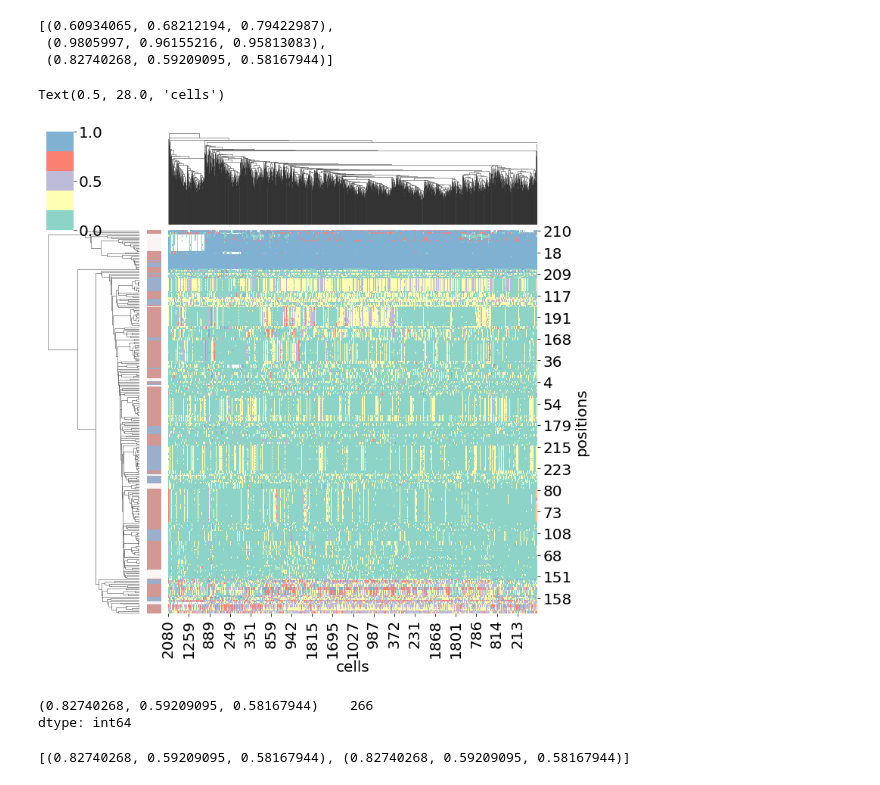
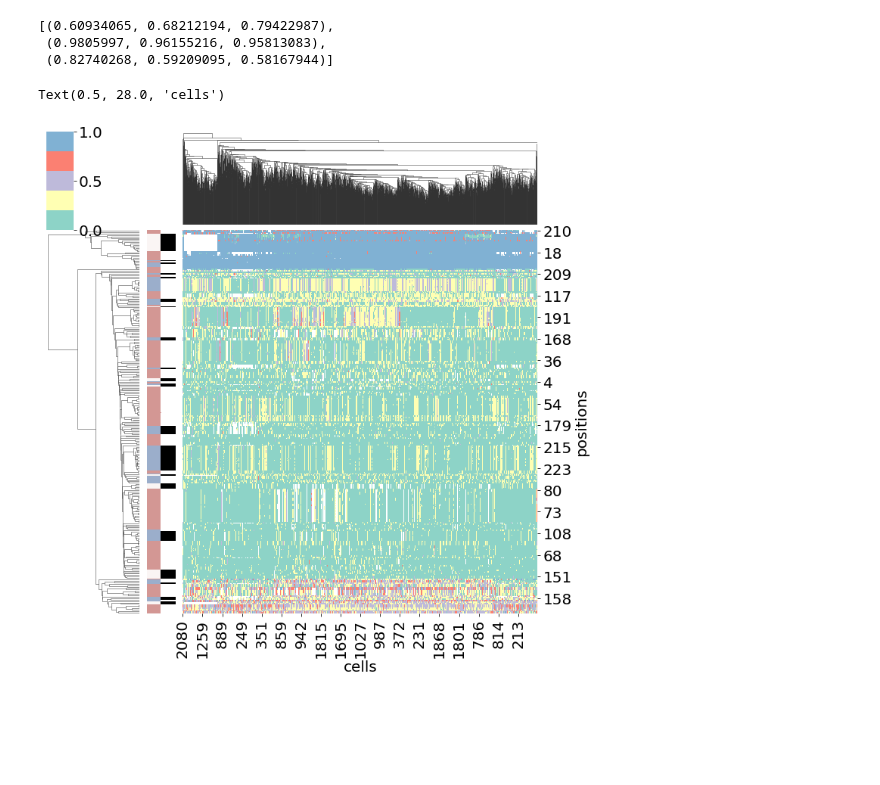
Before and after one commit to haochenz96/tap_cn_calling, a Jupyter notebook: mskcc_organoid_mission_bio.ipynb, the cells around one changed output. Cells and saved outputs as stored; diff of their text form; code cells hidden in the pictures; blank space fills up the shorter version.

```diff
--- a/mskcc_organoid_mission_bio.ipynb
+++ b/mskcc_organoid_mission_bio.ipynb
@@ -1112,2 +1123,2 @@ def get_condensed_vaf_matrix(read_depth_threshold = 10, vaf_threshold = 0.25, pr
 # %%
-condensed_vaf_mat, pos_indices = get_condensed_vaf_matrix(amplicon_threshold = 0)
+condensed_vaf_mat, read_depth_mat, pos_indices, cell_indices = get_condensed_vaf_matrix(amplicon_threshold = 0)
@@ -1143,32 +1161,25 @@ sns.color_palette("vlag", 3)
 # %%
 def get_loh_color(pos_idx):
     curr_pos = df_pos[df_pos['index'] == pos_idx]['pos'].values[0]
     curr_chrm = df_pos[df_pos['index'] == pos_idx]['chrom'].values[0]
 
     isloh = df_unique_pos[(df_unique_pos['pos'] == curr_pos) & (df_unique_pos['chrom'] == curr_chrm)]['isLOH'].values[0]
 
     if isloh != isloh:
         return sns.color_palette("vlag", 3)[1]
     elif isloh:
         return sns.color_palette("vlag", 3)[0]
     else:
         return sns.color_palette("vlag", 3)[2]
 
-row_colors = [get_loh_color(x[0]) for x in pos_indices]
+row_colors = [get_loh_color(x) for x in pos_indices]
 
-g = sns.clustermap(np.nan_to_num(condensed_vaf_mat), mask=np.isnan(condensed_vaf_mat), row_cluster=True, col_cluster=True, vmin=0, vmax=1,
-                   cmap=sns.mpl_palette("Set3",5), row_colors=row_colors)
+row_colors2 = ['#000000' if chrom in ['1', '10', '18', 'X'] else '#FFFFFF' for chrom in df_pos.set_index('index').loc[pos_indices]['chrom']]
+
+g = sns.clustermap(np.nan_to_num(condensed_vaf_mat), mask=read_depth_mat < 10, row_cluster=True, col_cluster=True, vmin=0, vmax=1,
+                   cmap=sns.mpl_palette("Set3",5), row_colors=[row_colors, row_colors2])
 g.ax_heatmap.set_ylabel('positions', fontsize=20)
 g.ax_heatmap.set_xlabel('cells', fontsize=20)
 # %% [output]
 Text(0.5, 28.0, 'cells')
-[figure, old version]
+[figure, new version]
-# %%
-pd.Series(row_colors).value_counts()
-# %% [output]
-(0.82740268, 0.59209095, 0.58167944)    266
-dtype: int64
-# %%
-row_colors[:2]
-# %% [output]
-[(0.82740268, 0.59209095, 0.58167944), (0.82740268, 0.59209095, 0.58167944)]
```
Also changed, not shown: parts of 52 cells of this notebook.
